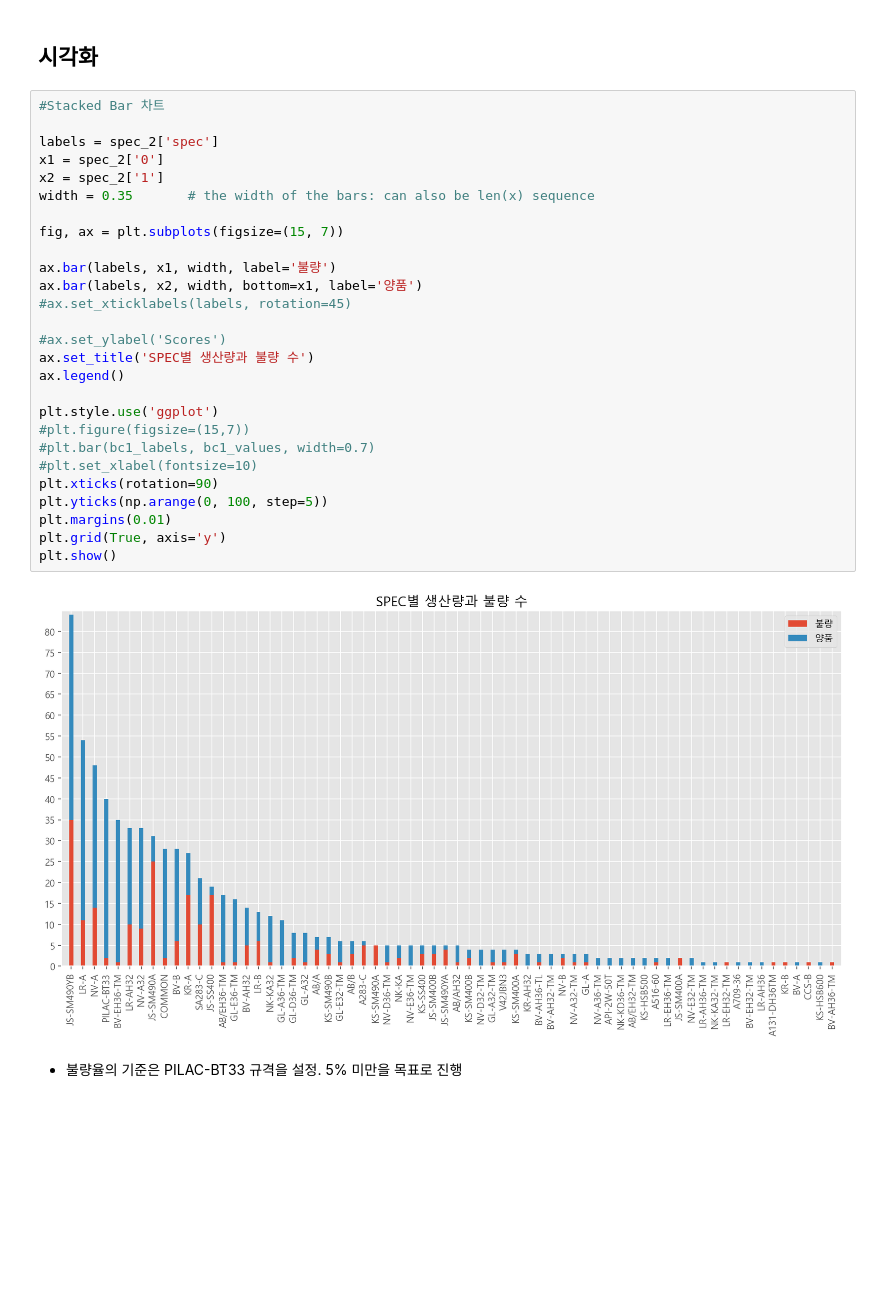
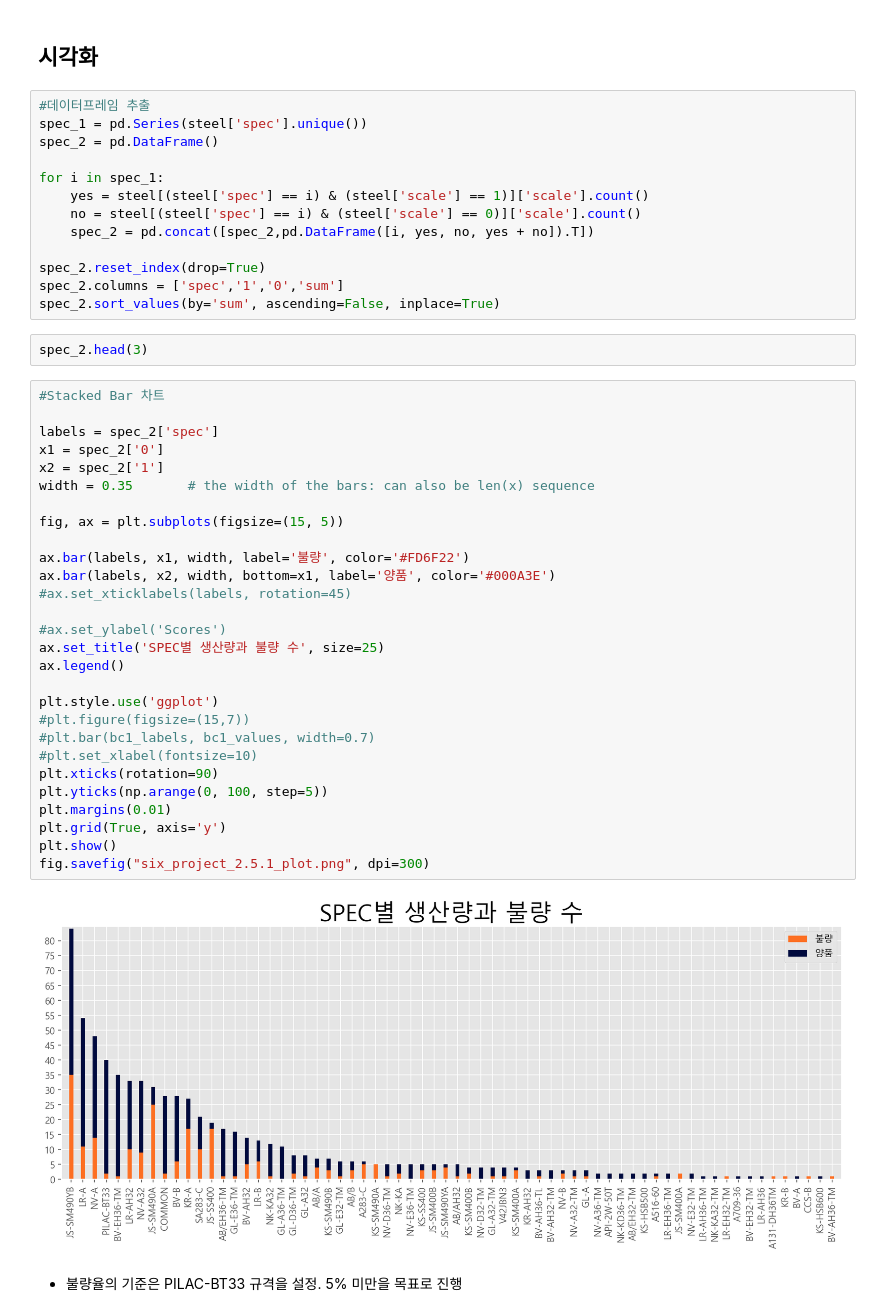
Before and after one commit to Liamns/steel_project, a Jupyter notebook: mg_project_1028.ipynb, the cells around one changed output. Saved outputs shown, nothing was run; the diff lists cells and outputs as text; blank space fills up the shorter version.

```diff
--- a/mg_project_1028.ipynb
+++ b/mg_project_1028.ipynb
@@ -86,35 +86,51 @@ plate_no 고유값은 720개,
 데이터 수는720개 입니다.
 # %% [markdown]
 ## 시각화
+# %%
+#데이터프레임 추출
+spec_1 = pd.Series(steel['spec'].unique())
+spec_2 = pd.DataFrame()
+
+for i in spec_1:
+    yes = steel[(steel['spec'] == i) & (steel['scale'] == 1)]['scale'].count()
+    no = steel[(steel['spec'] == i) & (steel['scale'] == 0)]['scale'].count()
+    spec_2 = pd.concat([spec_2,pd.DataFrame([i, yes, no, yes + no]).T])
+
+spec_2.reset_index(drop=True)
+spec_2.columns = ['spec','1','0','sum']
+spec_2.sort_values(by='sum', ascending=False, inplace=True)
+# %%
+spec_2.head(3)
 # %%
 #Stacked Bar 차트
 
 labels = spec_2['spec']
 x1 = spec_2['0']
 x2 = spec_2['1']
 width = 0.35       # the width of the bars: can also be len(x) sequence
 
-fig, ax = plt.subplots(figsize=(15, 7))
+fig, ax = plt.subplots(figsize=(15, 5))
 
-ax.bar(labels, x1, width, label='불량')
-ax.bar(labels, x2, width, bottom=x1, label='양품')
+ax.bar(labels, x1, width, label='불량', color='#FD6F22')
+ax.bar(labels, x2, width, bottom=x1, label='양품', color='#000A3E')
 #ax.set_xticklabels(labels, rotation=45)
 
 #ax.set_ylabel('Scores')
-ax.set_title('SPEC별 생산량과 불량 수')
+ax.set_title('SPEC별 생산량과 불량 수', size=25)
 ax.legend()
 
 plt.style.use('ggplot')
 #plt.figure(figsize=(15,7))
 #plt.bar(bc1_labels, bc1_values, width=0.7)
 #plt.set_xlabel(fontsize=10)
 plt.xticks(rotation=90)
 plt.yticks(np.arange(0, 100, step=5))
 plt.margins(0.01)
 plt.grid(True, axis='y')
 plt.show()
+fig.savefig("six_project_2.5.1_plot.png", dpi=300)
 # %% [output]
-[figure, old version]
+[figure, new version]
 # %% [markdown]
 - 불량율의 기준은 PILAC-BT33 규격을 설정. 5% 미만을 목표로 진행
 # %% [markdown]
```
Also changed, not shown: parts of 19 cells of this notebook.
